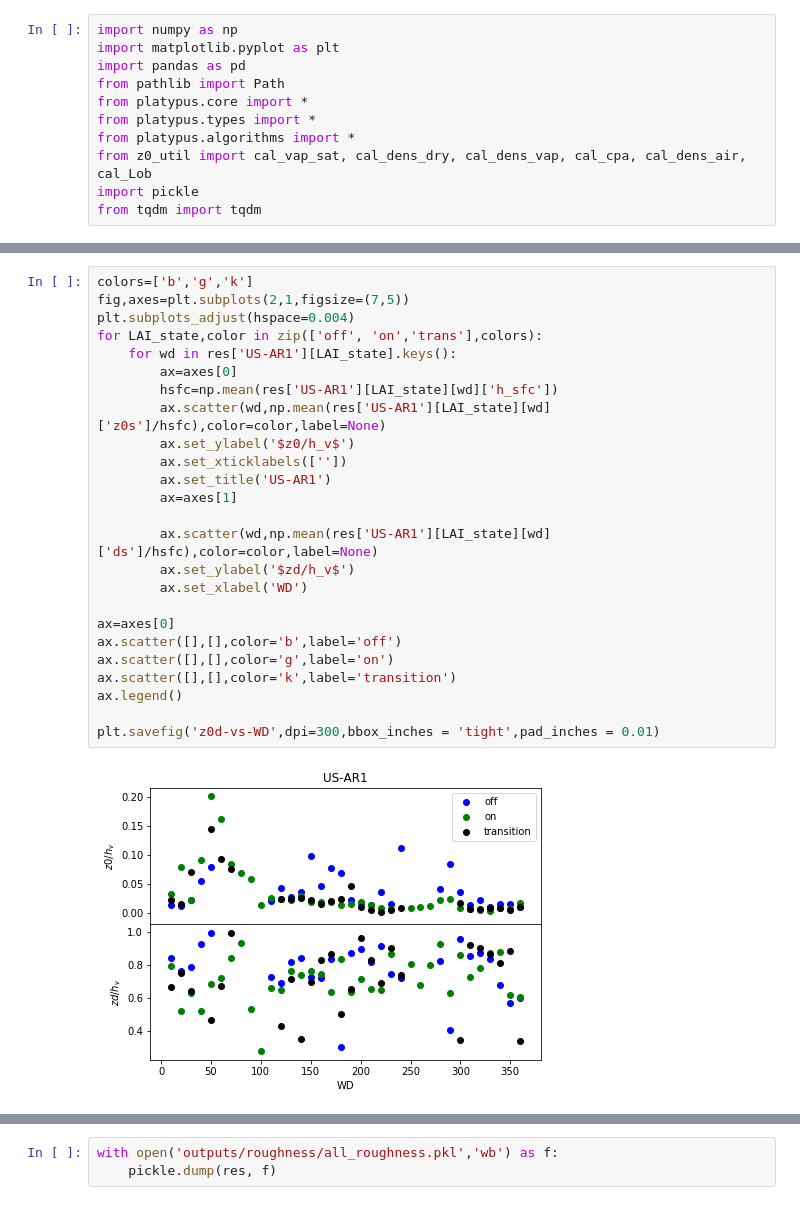
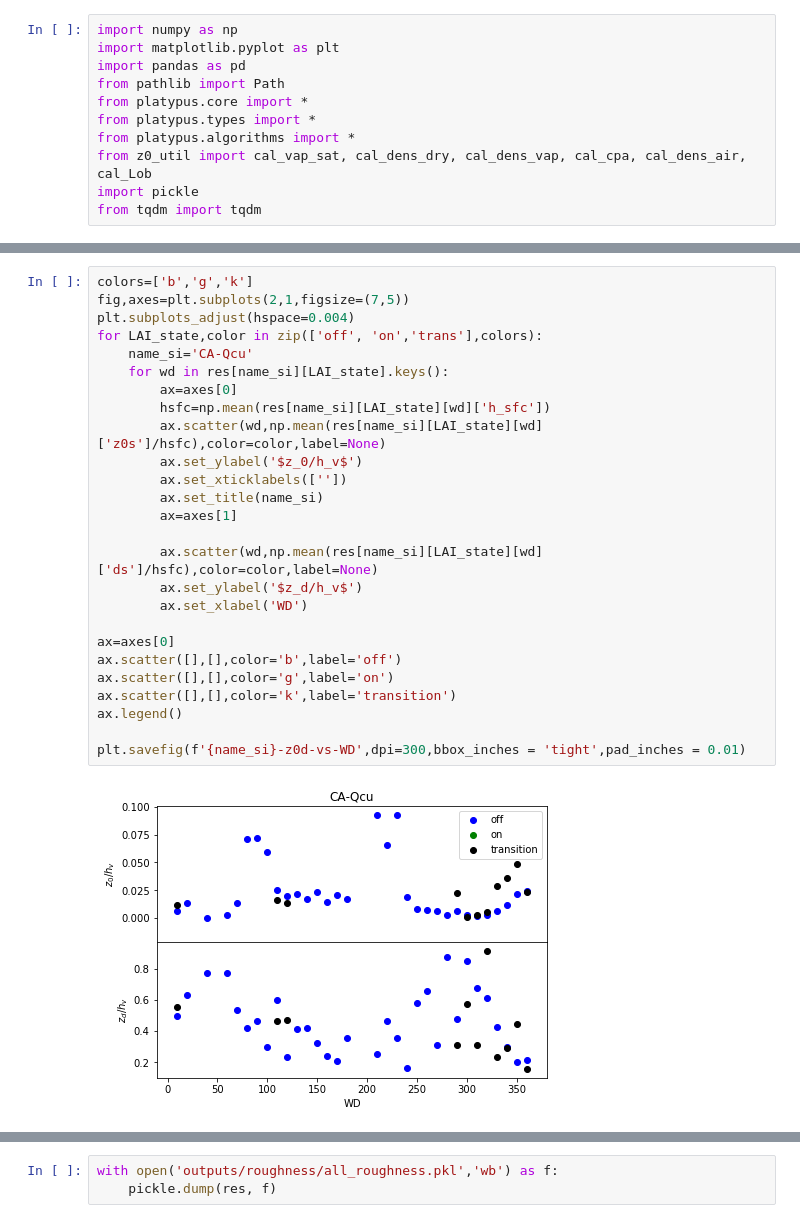
Before and after one commit to Urban-Meteorology-Reading/SUEWS_parameters, a Jupyter notebook: roughness.ipynb, the cells around one changed output, grey strips where cells are left out. Saved outputs shown, nothing was run; the diff lists cells and outputs as text.

```diff
--- a/roughness.ipynb
+++ b/roughness.ipynb
@@ -429,28 +644,29 @@ plt.savefig(f'US-AR1-U-Ustar',dpi=300,bbox_inches = 'tight',pad_inches = 0.01)
 # %%
 colors=['b','g','k']
 fig,axes=plt.subplots(2,1,figsize=(7,5))
 plt.subplots_adjust(hspace=0.004)
 for LAI_state,color in zip(['off', 'on','trans'],colors):
-    for wd in res['US-AR1'][LAI_state].keys():
+    name_si='CA-Qcu'
+    for wd in res[name_si][LAI_state].keys():
         ax=axes[0]
-        hsfc=np.mean(res['US-AR1'][LAI_state][wd]['h_sfc'])
-        ax.scatter(wd,np.mean(res['US-AR1'][LAI_state][wd]['z0s']/hsfc),color=color,label=None)
-        ax.set_ylabel('$z0/h_v$')
+        hsfc=np.mean(res[name_si][LAI_state][wd]['h_sfc'])
+        ax.scatter(wd,np.mean(res[name_si][LAI_state][wd]['z0s']/hsfc),color=color,label=None)
+        ax.set_ylabel('$z_0/h_v$')
         ax.set_xticklabels([''])
-        ax.set_title('US-AR1')
+        ax.set_title(name_si)
         ax=axes[1]
 
-        ax.scatter(wd,np.mean(res['US-AR1'][LAI_state][wd]['ds']/hsfc),color=color,label=None)
-        ax.set_ylabel('$zd/h_v$')
+        ax.scatter(wd,np.mean(res[name_si][LAI_state][wd]['ds']/hsfc),color=color,label=None)
+        ax.set_ylabel('$z_d/h_v$')
         ax.set_xlabel('WD')
 
 ax=axes[0]
 ax.scatter([],[],color='b',label='off')
 ax.scatter([],[],color='g',label='on')
 ax.scatter([],[],color='k',label='transition')
 ax.legend()
 
-plt.savefig('z0d-vs-WD',dpi=300,bbox_inches = 'tight',pad_inches = 0.01)
+plt.savefig(f'{name_si}-z0d-vs-WD',dpi=300,bbox_inches = 'tight',pad_inches = 0.01)
 # %% [output]
-[figure, old version]
+[figure, new version]
 # %%
```
Also changed, not shown: parts of 14 cells of this notebook, 8 other files.
